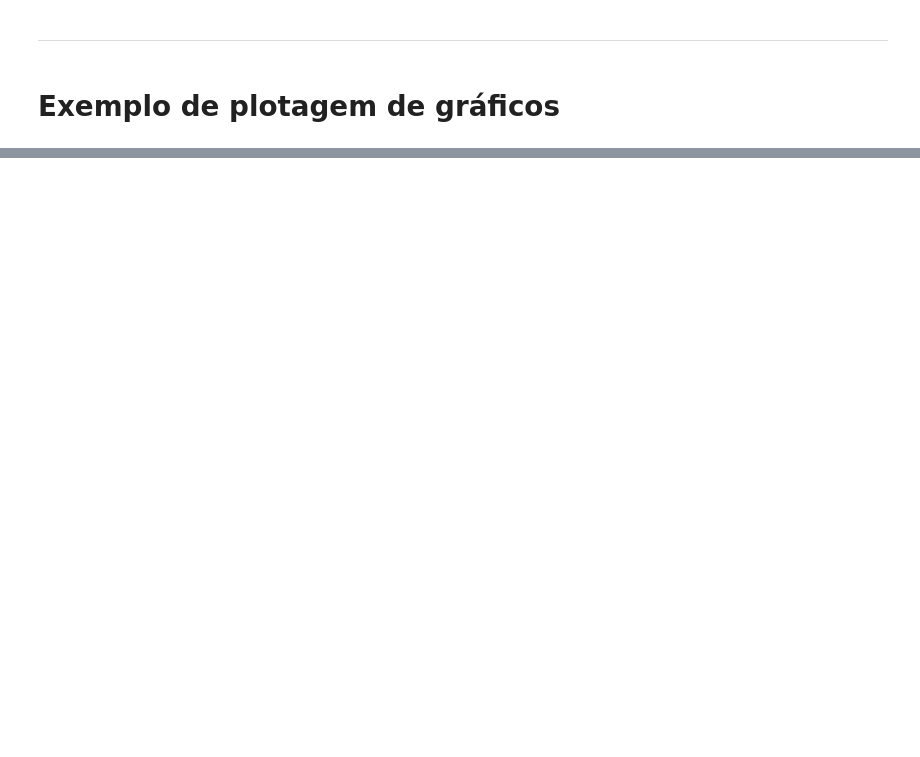
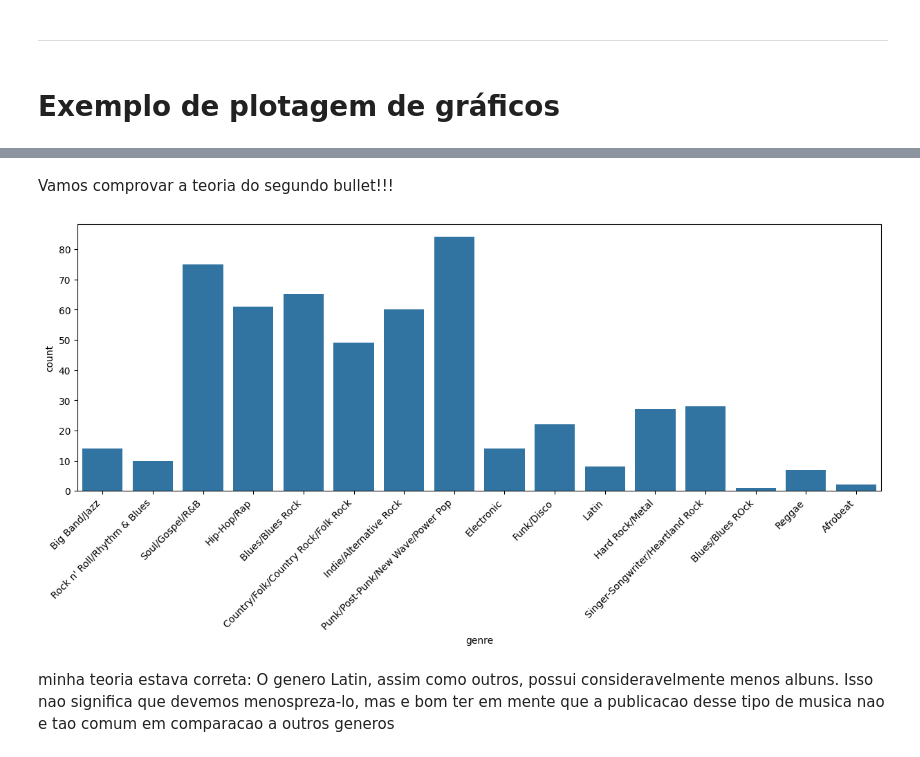
Before and after one commit to mateusono1/Melodia, a Jupyter notebook: Ono/limpeza.ipynb, the cells around one changed output, grey strips where cells are left out. Cells and saved outputs as stored; diff of their text form; code cells hidden in the pictures; blank space fills up the shorter version.

```diff
--- a/Ono/limpeza.ipynb
+++ b/Ono/limpeza.ipynb
@@ -90,0 +105,11 @@ plt.show()
+# %% [markdown]
+<p> Vamos comprovar a teoria do segundo bullet!!! </p>
+# %%
+plt.figure(figsize = (15,5))
+sns.countplot(data = df, x = "genre")
+plt.xticks(rotation=45, ha='right')
+plt.show()
+# %% [output]
+[figure, added]
+# %% [markdown]
+<p> minha teoria estava correta: O genero Latin, assim como outros, possui consideravelmente menos albuns. Isso nao significa que devemos menospreza-lo, mas e bom ter em mente que a publicacao desse tipo de musica nao e tao comum em comparacao a outros generos </p>
```
Also changed, not shown: parts of 5 cells of this notebook, 1 other file.
